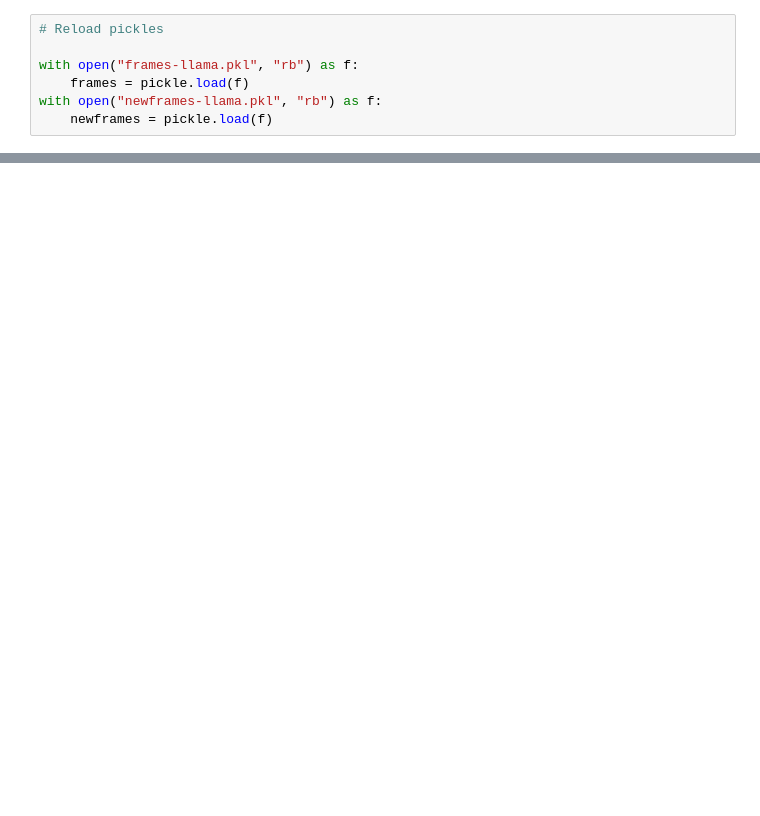
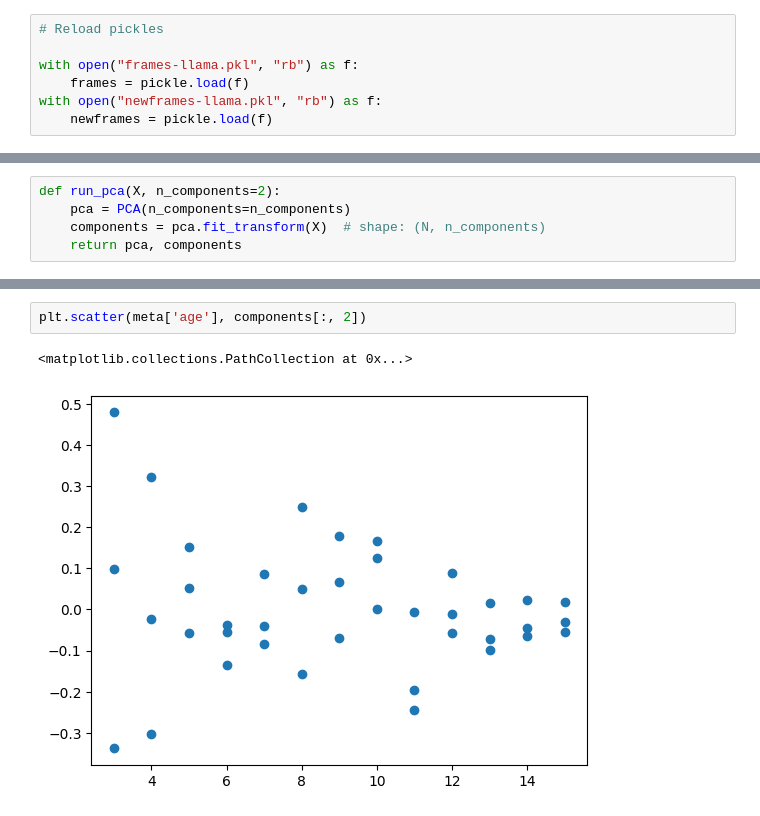
Before and after one commit to cbpmckinney/ece595eai-project, a Jupyter notebook: analyze-llama.ipynb, the cells around one changed output, grey strips where cells are left out. Saved outputs shown, nothing was run; the diff lists cells and outputs as text; blank space fills up the shorter version.

```diff
--- a/analyze-llama.ipynb
+++ b/analyze-llama.ipynb
@@ -42,0 +180,5 @@ plt.show()
+# %%
+def run_pca(X, n_components=2):
+    pca = PCA(n_components=n_components)
+    components = pca.fit_transform(X)  # shape: (N, n_components)
+    return pca, components
@@ -42,0 +242,5 @@ plt.show()
+# %%
+plt.scatter(meta['age'], components[:, 2])
+# %% [output]
+<matplotlib.collections.PathCollection at 0x...>
+[figure, added]
```
Also changed, not shown: parts of 11 cells of this notebook, 26 other files.
